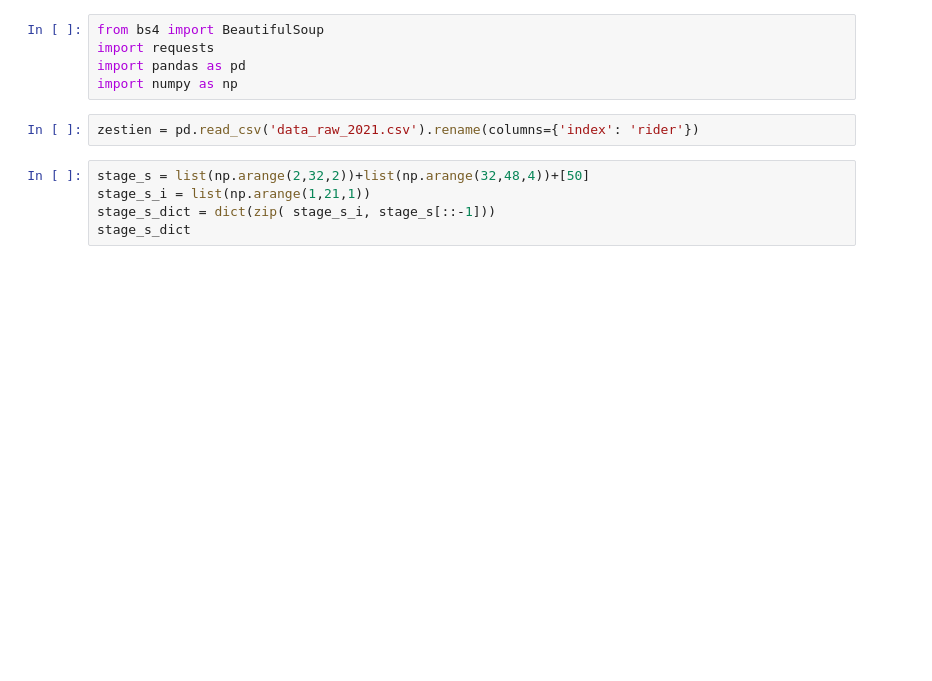
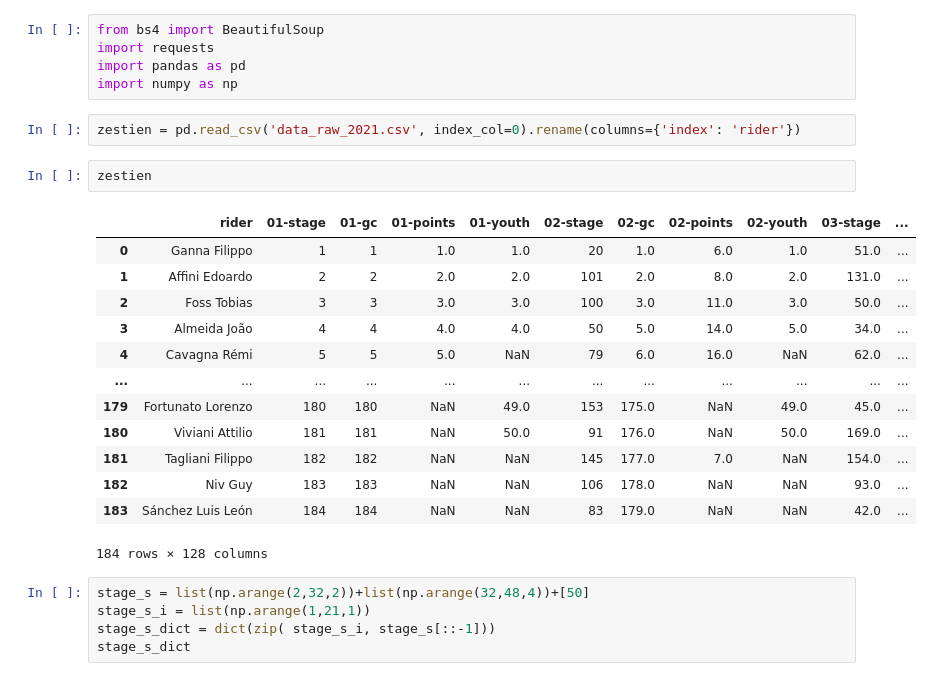
Before and after one commit to Michiel-DK/cycling, a Jupyter notebook: scorito.ipynb, the cells around one changed output. Cells and saved outputs as stored; diff of their text form; blank space fills up the shorter version.

```diff
--- a/scorito.ipynb
+++ b/scorito.ipynb
@@ -4,7 +4,23 @@ import requests
 import pandas as pd
 import numpy as np
 # %%
-zestien = pd.read_csv('data_raw_2021.csv').rename(columns={'index': 'rider'})
+zestien = pd.read_csv('data_raw_2021.csv', index_col=0).rename(columns={'index': 'rider'})
+# %%
+zestien
+# %% [output]
+|  | rider | 01-stage | 01-gc | 01-points | 01-youth | 02-stage | 02-gc | 02-points | 02-youth | 03-stage | ... |
+| 0 | Ganna Filippo | 1 | 1 | 1.0 | 1.0 | 20 | 1.0 | 6.0 | 1.0 | 51.0 | ... |
+| 1 | Affini Edoardo | 2 | 2 | 2.0 | 2.0 | 101 | 2.0 | 8.0 | 2.0 | 131.0 | ... |
+| 2 | Foss Tobias | 3 | 3 | 3.0 | 3.0 | 100 | 3.0 | 11.0 | 3.0 | 50.0 | ... |
+| 3 | Almeida João | 4 | 4 | 4.0 | 4.0 | 50 | 5.0 | 14.0 | 5.0 | 34.0 | ... |
+| 4 | Cavagna Rémi | 5 | 5 | 5.0 | NaN | 79 | 6.0 | 16.0 | NaN | 62.0 | ... |
+| ... | ... | ... | ... | ... | ... | ... | ... | ... | ... | ... | ... |
+| 179 | Fortunato Lorenzo | 180 | 180 | NaN | 49.0 | 153 | 175.0 | NaN | 49.0 | 45.0 | ... |
+| 180 | Viviani Attilio | 181 | 181 | NaN | 50.0 | 91 | 176.0 | NaN | 50.0 | 169.0 | ... |
+| 181 | Tagliani Filippo | 182 | 182 | NaN | NaN | 145 | 177.0 | 7.0 | NaN | 154.0 | ... |
+| 182 | Niv Guy | 183 | 183 | NaN | NaN | 106 | 178.0 | NaN | NaN | 93.0 | ... |
+| 183 | Sánchez Luis León | 184 | 184 | NaN | NaN | 83 | 179.0 | NaN | NaN | 42.0 | ... |
+184 rows × 128 columns
 # %%
 stage_s = list(np.arange(2,32,2))+list(np.arange(32,48,4))+[50]
 stage_s_i = list(np.arange(1,21,1))
```
Also changed, not shown: parts of 4 cells of this notebook, 7 other files.
